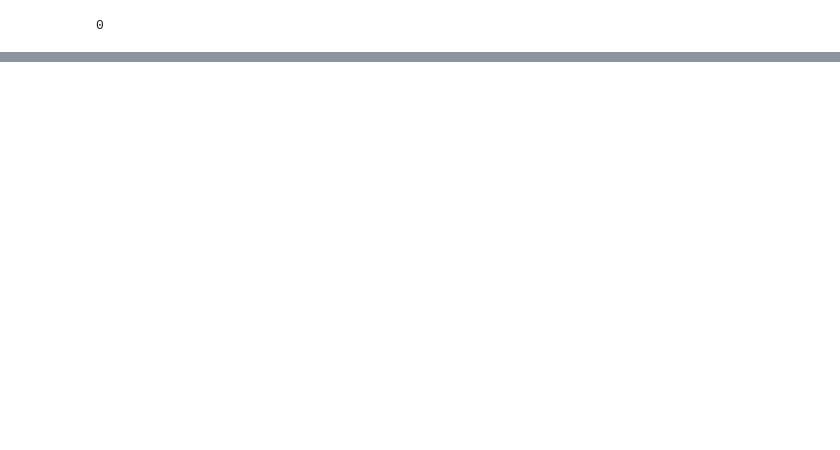
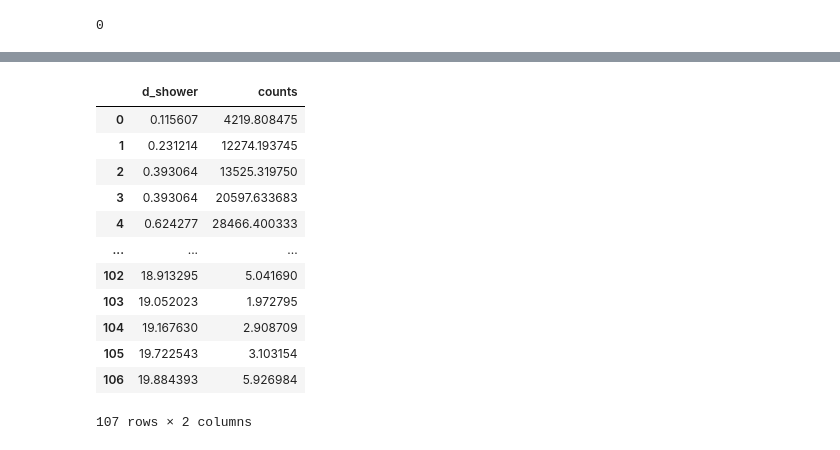
Before and after one commit to pascalgutjahr/muon-deflection-paper, a Jupyter notebook: deflection/compare_MUSIC.ipynb, the cells around one changed output, grey strips where cells are left out. Drawn from its saved outputs; the diff is of its cells as text; code cells hidden in the pictures; blank space fills up the shorter version.

```diff
--- a/deflection/compare_MUSIC.ipynb
+++ b/deflection/compare_MUSIC.ipynb
@@ -44,3 +45,20 @@ df
 E_i = df.E_i[0] * 1e3 # in MeV
 E_f = mode(df.E_f) * 1e3 # in MeV
 n_events = len(df)
+# %%
+df_MUSIC = pd.read_csv('data/compare_MUSIC/MUSIC_displacement.csv', sep=';', names=['d_shower', 'counts'], decimal=',')
+df_MUSIC
+# %% [output]
+|  | d_shower | counts |
+| 0 | 0.115607 | 4219.808475 |
+| 1 | 0.231214 | 12274.193745 |
+| 2 | 0.393064 | 13525.319750 |
+| 3 | 0.393064 | 20597.633683 |
+| 4 | 0.624277 | 28466.400333 |
+| ... | ... | ... |
+| 102 | 18.913295 | 5.041690 |
+| 103 | 19.052023 | 1.972795 |
+| 104 | 19.167630 | 2.908709 |
+| 105 | 19.722543 | 3.103154 |
+| 106 | 19.884393 | 5.926984 |
+107 rows × 2 columns
```
Also changed, not shown: parts of 15 cells of this notebook, 3 other files.
